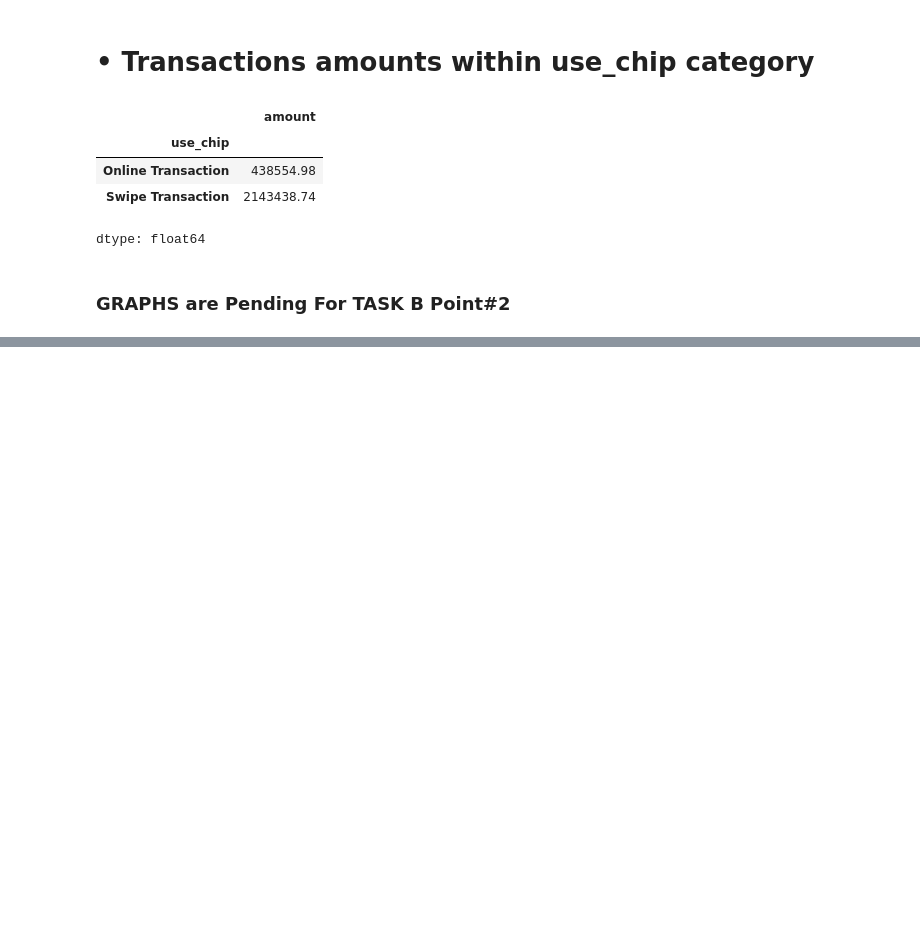
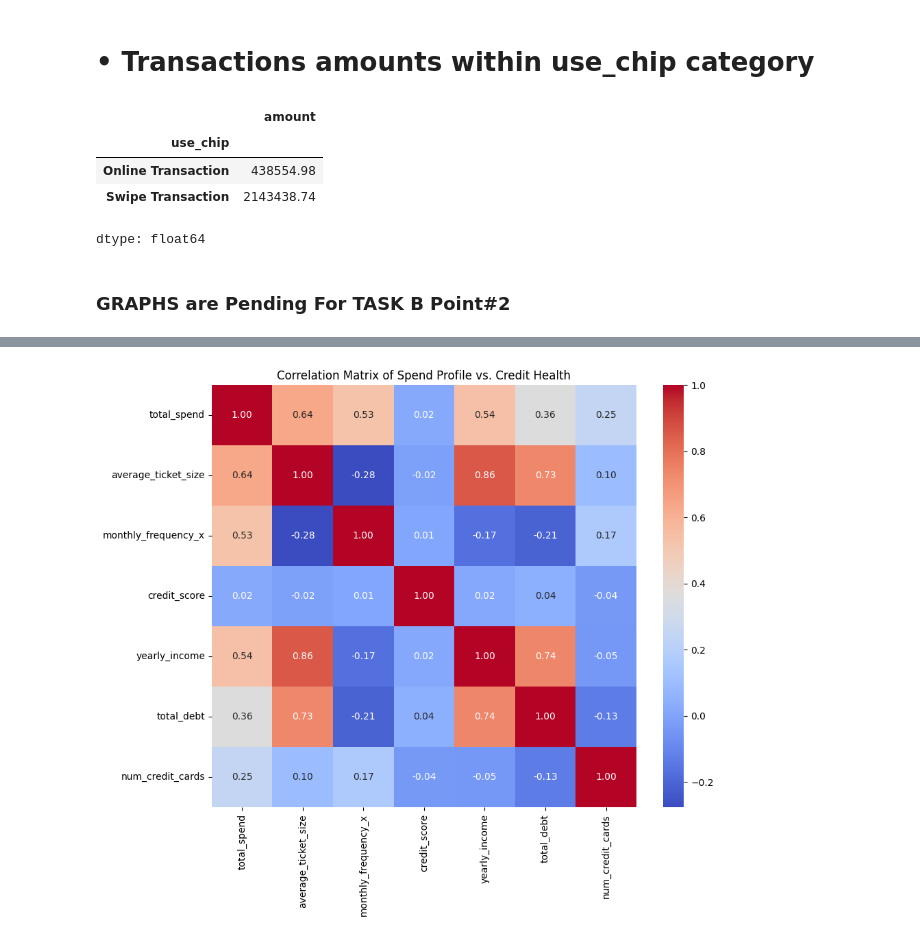
Before and after one commit to pamalsingh/Data_Driven_Analysis, a Jupyter notebook: Pamal_Singh_CPDA_B1.ipynb, the cells around one changed output, grey strips where cells are left out. Drawn from its saved outputs; the diff is of its cells as text; code cells hidden in the pictures; blank space fills up the shorter version.

```diff
--- a/Pamal_Singh_CPDA_B1.ipynb
+++ b/Pamal_Singh_CPDA_B1.ipynb
@@ -360,0 +383,8 @@ dtype: float64
+# %%
+client_spend_profile = df_txn_data.groupby('client_id').agg(
+    total_spend=('amount', 'sum'),
+    transaction_count=('amount', 'count')
+).reset_index()
+client_spend_profile['average_ticket_size'] = client_spend_profile['total_spend'] / client_spend_profile['transaction_count']
+print("Client Spend Profile (head):")
+display(client_spend_profile.head())
@@ -360,0 +402,7 @@ dtype: float64
+# %%
+df_txn_data['date'] = pd.to_datetime(df_txn_data['date'])
+df_txn_data['year_month'] = df_txn_data['date'].dt.to_period('M')
+monthly_transactions = df_txn_data.groupby(['client_id', 'year_month']).size().reset_index(name='monthly_count')
+monthly_frequency = monthly_transactions.groupby('client_id')['monthly_count'].mean().reset_index(name='monthly_frequency')
+
+client_spend_profile = pd.merge(client_spend_profile, monthly_frequency, on='client_id', how='left')
@@ -360,0 +438,5 @@ dtype: float64
+# %%
+df_user_renamed = df_user.rename(columns={'id': 'client_id'})
+merged_df = pd.merge(client_spend_profile, df_user_renamed, on='client_id', how='inner')
+print("Merged DataFrame recreated. Displaying head:")
+display(merged_df.head())
@@ -360,0 +455,18 @@ dtype: float64
+# %%
+correlation_columns = [
+    'total_spend',
+    'average_ticket_size',
+    'monthly_frequency_x', # Using one of the monthly frequency columns
+    'credit_score',
+    'yearly_income',
+    'total_debt',
+    'num_credit_cards'
+]
+
+# Calculate the correlation matrix
+correlation_matrix = merged_df[correlation_columns].corr()
+
+print("Correlation Matrix of Spend Profile vs. Credit Health:")
+display(correlation_matrix)
+
+print("\nNote: The column 'monthly_frequency_x' is used for monthly frequency. There were two such columns due to merge, but they contain identical values.")
@@ -360,0 +484,7 @@ dtype: float64
+# %%
+plt.figure(figsize=(10, 8))
+sns.heatmap(correlation_matrix, annot=True, cmap='coolwarm', fmt=".2f")
+plt.title('Correlation Matrix of Spend Profile vs. Credit Health')
+plt.show()
+# %% [output]
+[figure, added]
```
Also changed, not shown: parts of 17 cells of this notebook.
